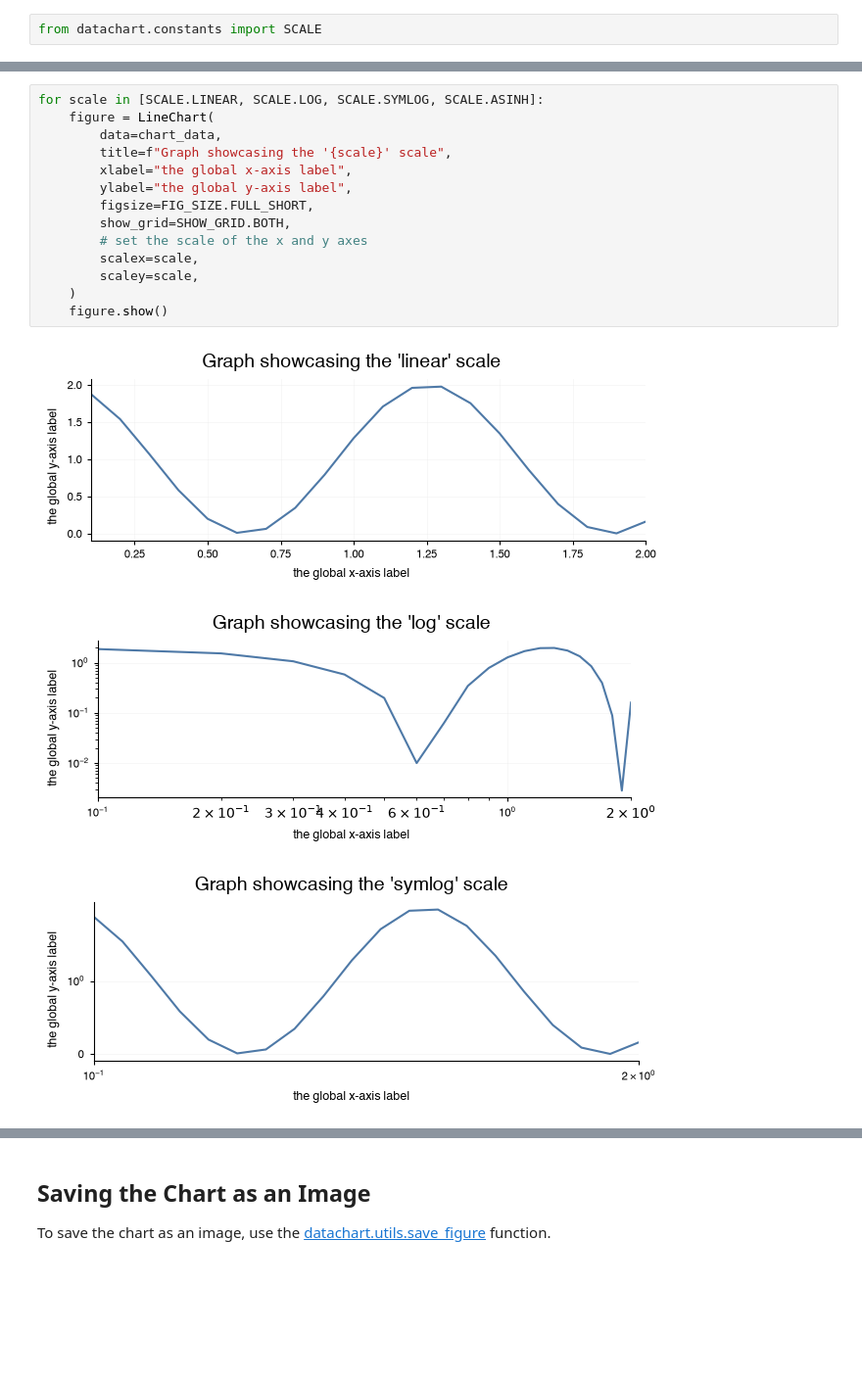
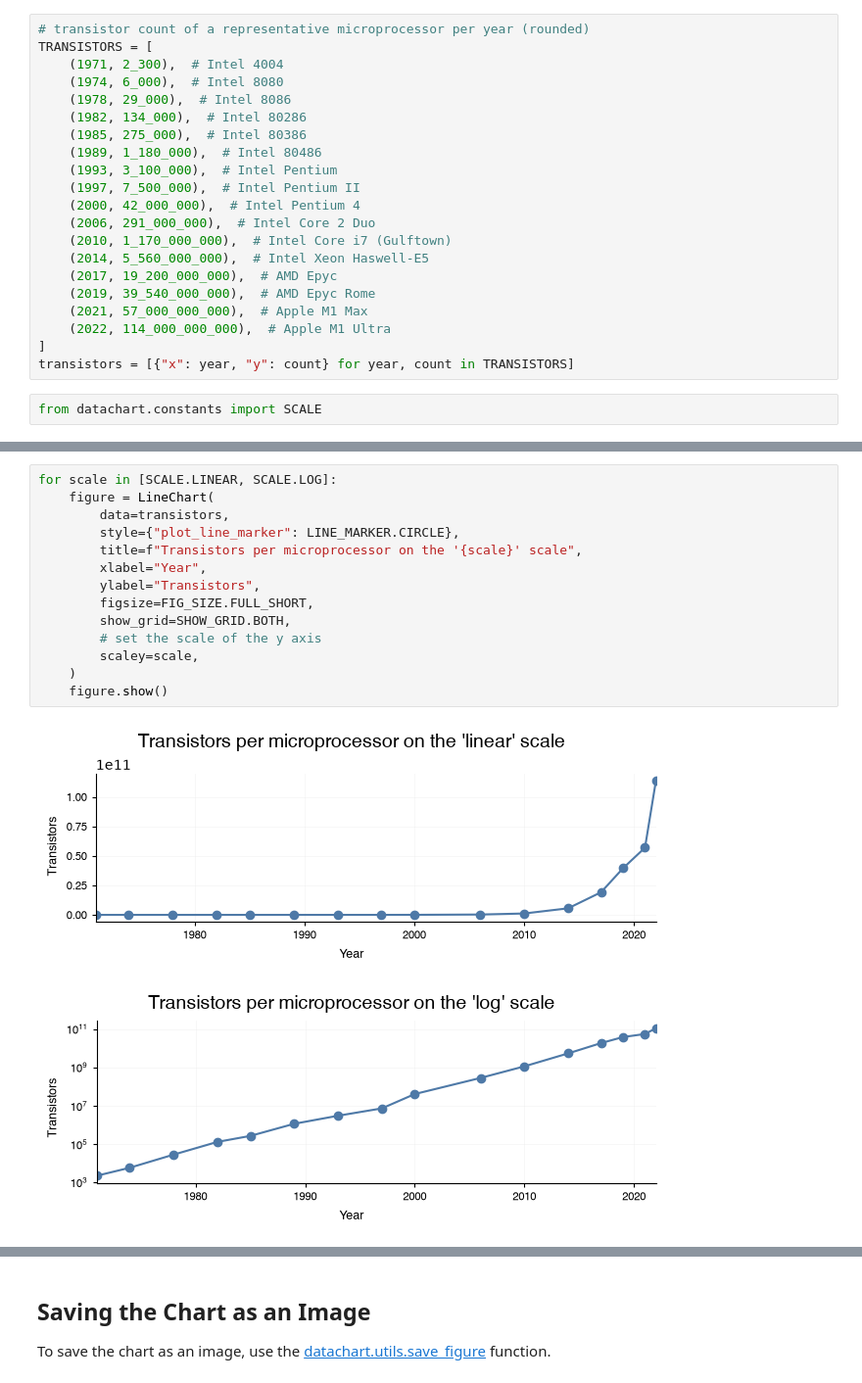
Before and after one commit to eriknovak/datachart, a Jupyter notebook: docs/how-to-guides/charts/linechart.ipynb, the cells around one changed output, grey strips where cells are left out. Shown at 98% size. Saved outputs shown, nothing was run; the diff lists cells and outputs as text; blank space fills up the shorter version.

```diff
--- a/docs/how-to-guides/charts/linechart.ipynb
+++ b/docs/how-to-guides/charts/linechart.ipynb
@@ -470,2 +557,23 @@ Again, to help with the options settings, the [datachart.constants](../../../ref
+# %%
+# transistor count of a representative microprocessor per year (rounded)
+TRANSISTORS = [
+    (1971, 2_300),  # Intel 4004
+    (1974, 6_000),  # Intel 8080
+    (1978, 29_000),  # Intel 8086
+    (1982, 134_000),  # Intel 80286
+    (1985, 275_000),  # Intel 80386
+    (1989, 1_180_000),  # Intel 80486
+    (1993, 3_100_000),  # Intel Pentium
+    (1997, 7_500_000),  # Intel Pentium II
+    (2000, 42_000_000),  # Intel Pentium 4
+    (2006, 291_000_000),  # Intel Core 2 Duo
+    (2010, 1_170_000_000),  # Intel Core i7 (Gulftown)
+    (2014, 5_560_000_000),  # Intel Xeon Haswell-E5
+    (2017, 19_200_000_000),  # AMD Epyc
+    (2019, 39_540_000_000),  # AMD Epyc Rome
+    (2021, 57_000_000_000),  # Apple M1 Max
+    (2022, 114_000_000_000),  # Apple M1 Ultra
+]
+transistors = [{"x": year, "y": count} for year, count in TRANSISTORS]
 # %%
 from datachart.constants import SCALE
@@ -476,18 +582,17 @@ chart_data = [{"x": x / 10, "y": 1 + np.cos(x / 2)} for x in range(1, 21)]
 # %%
-for scale in [SCALE.LINEAR, SCALE.LOG, SCALE.SYMLOG, SCALE.ASINH]:
+for scale in [SCALE.LINEAR, SCALE.LOG]:
     figure = LineChart(
-        data=chart_data,
-        title=f"Graph showcasing the '{scale}' scale",
-        xlabel="the global x-axis label",
-        ylabel="the global y-axis label",
+        data=transistors,
+        style={"plot_line_marker": LINE_MARKER.CIRCLE},
+        title=f"Transistors per microprocessor on the '{scale}' scale",
+        xlabel="Year",
+        ylabel="Transistors",
         figsize=FIG_SIZE.FULL_SHORT,
         show_grid=SHOW_GRID.BOTH,
-        # set the scale of the x and y axes
-        scalex=scale,
+        # set the scale of the y axis
         scaley=scale,
     )
     figure.show()
 # %% [output]
-[figure, old version]
+[figure, new version]
-[figure, old version]
+[figure, new version]
-[figure, removed]
```
Also changed, not shown: parts of 78 cells of this notebook, 1 other file.
